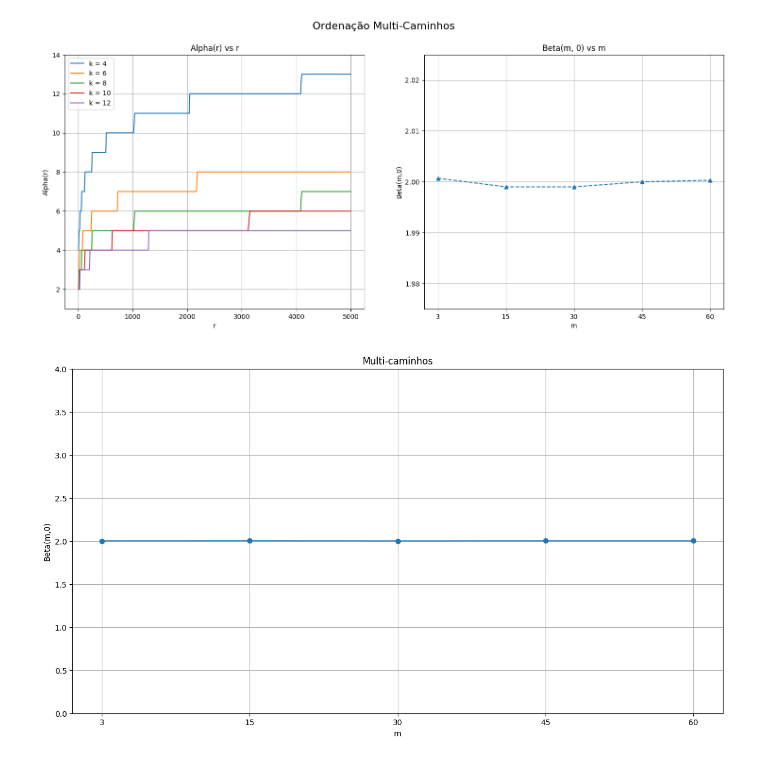
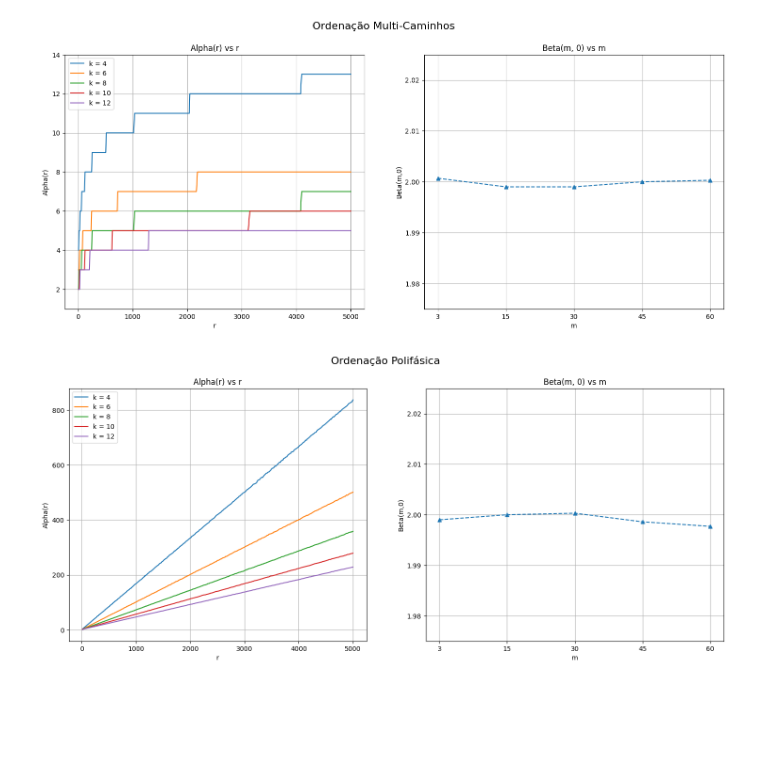
Before and after one commit to caiogmello/ordenacao_externa_eda2, a Jupyter notebook: plot.ipynb, the cells around one changed output. Drawn from its saved outputs; the diff is of its cells as text; code cells hidden in the pictures; blank space fills up the shorter version.

```diff
--- a/plot.ipynb
+++ b/plot.ipynb
@@ -20,8 +20,6 @@ subplotAlphaBeta(alphaB, betaB, 'Ordenação Multi-Caminhos', 1, 14, 1.975, 2.02
 alphaP = loadAlpha('alphaPolifasica.json', './alphas')
 betaP = loadBeta('betaPolifasica.json', './betas')
 # %%
-subplotAlphaBeta(alphaP, betaP, 'Ordenação Polifásica')
+subplotAlphaBeta(alphaP, betaP, 'Ordenação Polifásica', beta_ylim0=1.975, beta_ylim1=2.025)
+# %% [output]
+[figure, added]
-# %%
-plotBeta(betaB,'Multi-caminhos',0,4)
-# %% [output]
-[figure, removed]
```
Also changed, not shown: parts of 15 cells of this notebook.
